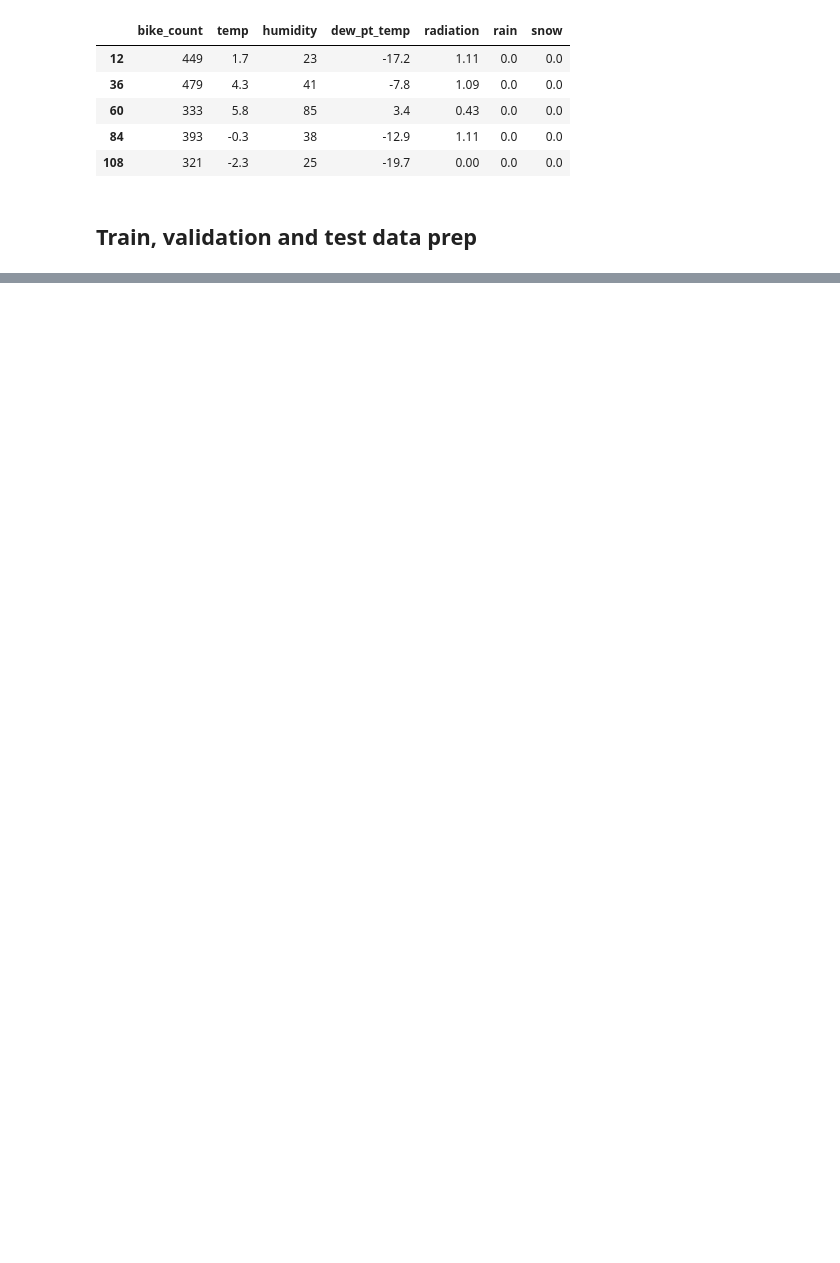
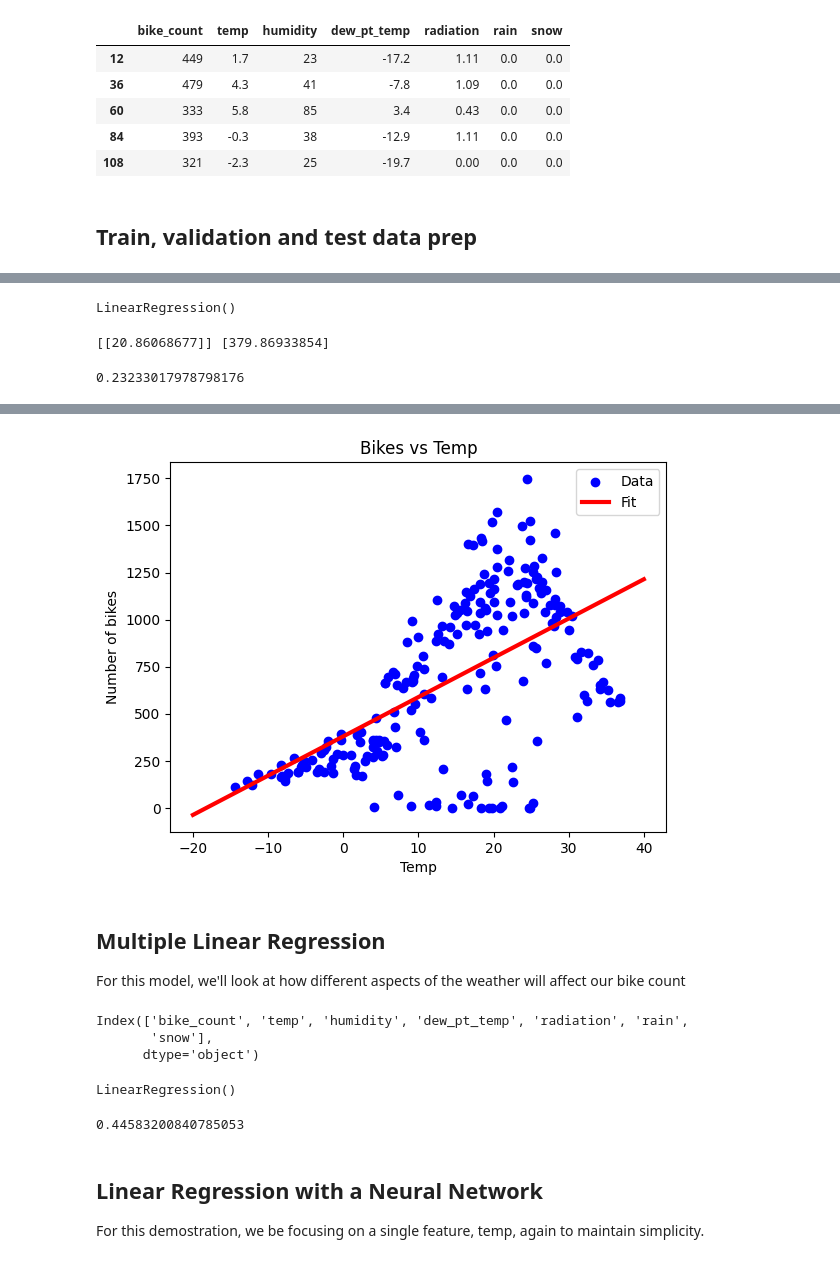
Before and after one commit to usernameneo/Data-Science-Projects, a Jupyter notebook: fcc/BIKESHARE/BIKESHARE.ipynb, the cells around one changed output, grey strips where cells are left out. Cells and saved outputs as stored; diff of their text form; code cells hidden in the pictures; blank space fills up the shorter version.

Commit message:
Neural network section

```diff
--- a/fcc/BIKESHARE/BIKESHARE.ipynb
+++ b/fcc/BIKESHARE/BIKESHARE.ipynb
@@ -52,7 +89,7 @@ df_train, df_val, df_test = np.split(df.sample(frac=1), [int(0.6*len(df)), int(0
 # %%
 def get_Xy(dataframe, y_label, x_labels=None):
     dataframe = copy.deepcopy(dataframe)
-    if not x_labels:
+    if x_labels is None:
         X = dataframe[[col for col in dataframe.colunms if col != y_label]].values
     else:
         if len(x_labels) == 1:
@@ -68,3 +109,26 @@ def get_Xy(dataframe, y_label, x_labels=None):
 _, X_train_temp, y_train_temp = get_Xy(df_train, "bike_count", x_labels=["temp"])
 _, X_val_temp, y_val_temp = get_Xy(df_val, "bike_count", x_labels=["temp"])
 _, X_test_temp, y_test_temp = get_Xy(df_test, "bike_count", x_labels=["temp"])
+# %%
+temp_reg = LinearRegression()
+temp_reg.fit(X_train_temp, y_train_temp)
+# %% [output]
+LinearRegression()
+# %%
+print(temp_reg.coef_, temp_reg.intercept_)
+# %% [output]
+[[20.86068677]] [379.86933854]
+# %%
+temp_reg.score(X_test_temp, y_test_temp)
+# %% [output]
+0.23233017978798176
+# %%
+plt.scatter(X_train_temp, y_train_temp, label="Data", color="blue")
+x = tf.linspace(-20, 40, 100)
+plt.plot(x, temp_reg.predict(np.array(x).reshape(-1, 1)), label="Fit", color="red", linewidth=3)
+plt.legend()
+plt.title("Bikes vs Temp")
+plt.ylabel("Number of bikes")
+plt.xlabel("Temp")
+plt.show()
+# %% [output]
@@ -70,0 +136,11 @@ _, X_test_temp, y_test_temp = get_Xy(df_test, "bike_count", x_labels=["temp"])
+[figure, added]
+# %% [markdown]
+## Multiple Linear Regression
+
+For this model, we'll look at how different aspects of the weather will affect our bike count
+# %%
+df.columns
+# %% [output]
+Index(['bike_count', 'temp', 'humidity', 'dew_pt_temp', 'radiation', 'rain',
+       'snow'],
+      dtype='object')
@@ -70,0 +152,9 @@ _, X_test_temp, y_test_temp = get_Xy(df_test, "bike_count", x_labels=["temp"])
+# %%
+all_reg = LinearRegression()
+all_reg.fit(X_train_all, y_train_all)
+# %% [output]
+LinearRegression()
+# %%
+all_reg.score(X_test_all, y_test_all)
+# %% [output]
+0.44583200840785053
@@ -70,0 +163,4 @@ _, X_test_temp, y_test_temp = get_Xy(df_test, "bike_count", x_labels=["temp"])
+# %% [markdown]
+## Linear Regression with a Neural Network
+
+For this demostration, we be focusing on a single feature, temp, again to maintain simplicity.
```
Also changed, not shown: parts of 26 cells of this notebook.
